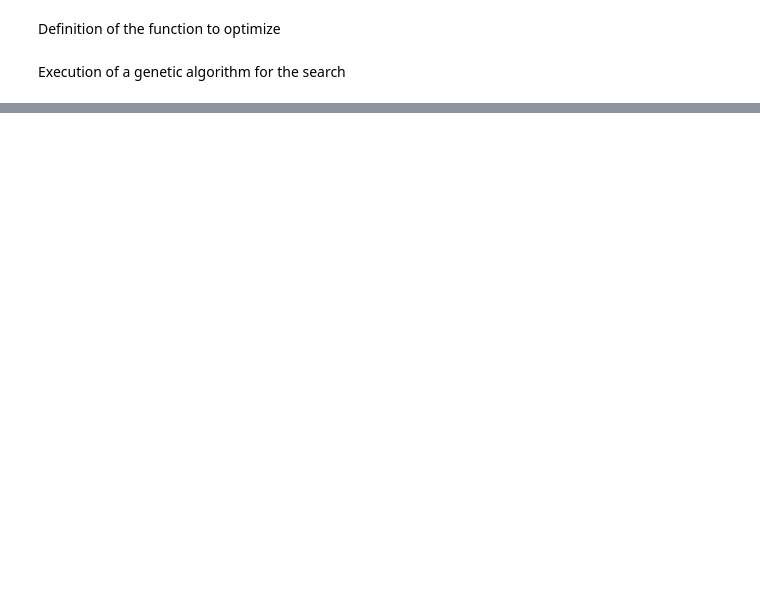
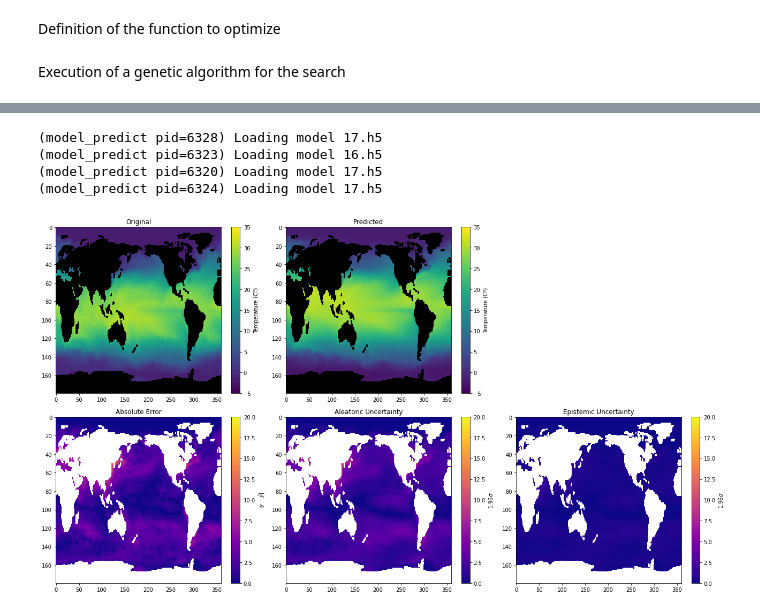
Before and after one commit to deephyper/anl-22-summer-workshop, a Jupyter notebook: notebooks/3-Ensemble-and-Uncertainty-Quantification.ipynb, the cells around one changed output, grey strips where cells are left out. Saved outputs shown, nothing was run; the diff lists cells and outputs as text; code cells hidden in the pictures; blank space fills up the shorter version.

```diff
--- a/notebooks/3-Ensemble-and-Uncertainty-Quantification.ipynb
+++ b/notebooks/3-Ensemble-and-Uncertainty-Quantification.ipynb
@@ -618,7 +638,7 @@ if not(ray.is_initialized()):
 
 
 ensemble = UQBaggingEnsembleRegressor(
-    model_dir="regevo-uq-results/save/model",
+    model_dir="agebo-results/save/model",
     loss=nll,  # default is nll
     size=5,
     verbose=True,
@@ -661,0 +704,78 @@ ValueError: Arguments `loc` and `scale` must have compatible shapes; loc.shape=(
+# %%
+y_pred_dist, var_aleatoric, var_epistemic = ensemble.predict_var_decomposition(X_train)
+
+kappa = 1.96
+mu = y_pred_dist.loc.numpy()
+std_aleatoric = np.sqrt(var_aleatoric)
+std_epistemic = np.sqrt(var_epistemic)
+
+mu_ci_aleatoric = mu + kappa*std_aleatoric
+mu_ci_epistemic = mu + kappa*std_epistemic
+mu_full = inverse_transform(mu)
+mu_ci_aleatoric = inverse_transform(mu_ci_aleatoric)
+mu_ci_epistemic = inverse_transform(mu_ci_epistemic)
+uq_aleatoric = np.abs(mu_full - mu_ci_aleatoric)
+uq_epistemic = np.abs(mu_full - mu_ci_epistemic)
+# %% [output]
+(model_predict pid=6328) Loading model 17.h5
+(model_predict pid=6323) Loading model 16.h5
+(model_predict pid=6320) Loading model 17.h5
+(model_predict pid=6324) Loading model 17.h5
+# %%
+idx = 9 # should be > than input_horizon!
+snapshot = train_data[idx].copy()
+snapshot[np.where(mask[0] == 0)] = 100
+snapshot_masked_full = np.ma.masked_where(snapshot == 100, snapshot)
+
+input_horizon = X_train.shape[1]
+inv_y_pred = mu_ci_full[idx-input_horizon][0].reshape(train_data.shape[1:])
+snapshot = inv_y_pred.copy()
+snapshot[np.where(mask[0] == 0)] = 100
+snapshot_masked_redu = np.ma.masked_where(snapshot == 100, snapshot)
+
+input_horizon = X_train.shape[1]
+snapshot = uq_aleatoric[idx-input_horizon][0].reshape(train_data.shape[1:]).copy()
+snapshot[np.where(mask[0] == 0)] = 100
+snapshot_masked_uq_aleatoric = np.ma.masked_where(snapshot == 100, snapshot)
+
+input_horizon = X_train.shape[1]
+snapshot = uq_epistemic[idx-input_horizon][0].reshape(train_data.shape[1:]).copy()
+snapshot[np.where(mask[0] == 0)] = 100
+snapshot_masked_uq_epistemic = np.ma.masked_where(snapshot == 100, snapshot)
+
+plt.figure(figsize=(18, 10))
+ax = plt.subplot(2, 3, 1)
+ax.set_title("Original")
+im = plt.imshow(snapshot_masked_full, cmap=palette, vmin=-5,vmax=35, aspect="auto")
+plt.colorbar(im, label="Temperature (Cº)")
+plt.tight_layout()
+
+ax = plt.subplot(2, 3, 2)
+ax.set_title("Predicted")
+
+im = plt.imshow(snapshot_masked_redu, cmap=palette, vmin=-5,vmax=35, aspect="auto")
+plt.colorbar(im, label="Temperature (Cº)")
+plt.tight_layout()
+
+ax = plt.subplot(2, 3, 4)
+ax.set_title("Absolute Error")
+err = np.abs(snapshot_masked_full - snapshot_masked_redu)
+im = plt.imshow(err, cmap="plasma", vmin=0, vmax=20, aspect="auto")
+plt.colorbar(im, label="$|y - \hat{y}|$")
+plt.tight_layout()
+
+ax = plt.subplot(2, 3, 5)
+ax.set_title("Aleatoric Uncertainty")
+im = plt.imshow(snapshot_masked_uq_aleatoric, cmap="plasma", vmin=0, vmax=20, aspect="auto")
+plt.colorbar(im, label=f"${kappa} \sigma$")
+plt.tight_layout()
+
+ax = plt.subplot(2, 3, 6)
+ax.set_title("Epistemic Uncertainty")
+im = plt.imshow(snapshot_masked_uq_epistemic, cmap="plasma", vmin=0, vmax=20, aspect="auto")
+plt.colorbar(im, label=f"${kappa} \sigma$")
+plt.tight_layout()
+
+plt.show()
+# %% [output]
+[figure, added]
```
Also changed, not shown: parts of 26 cells of this notebook, 3 other files.
